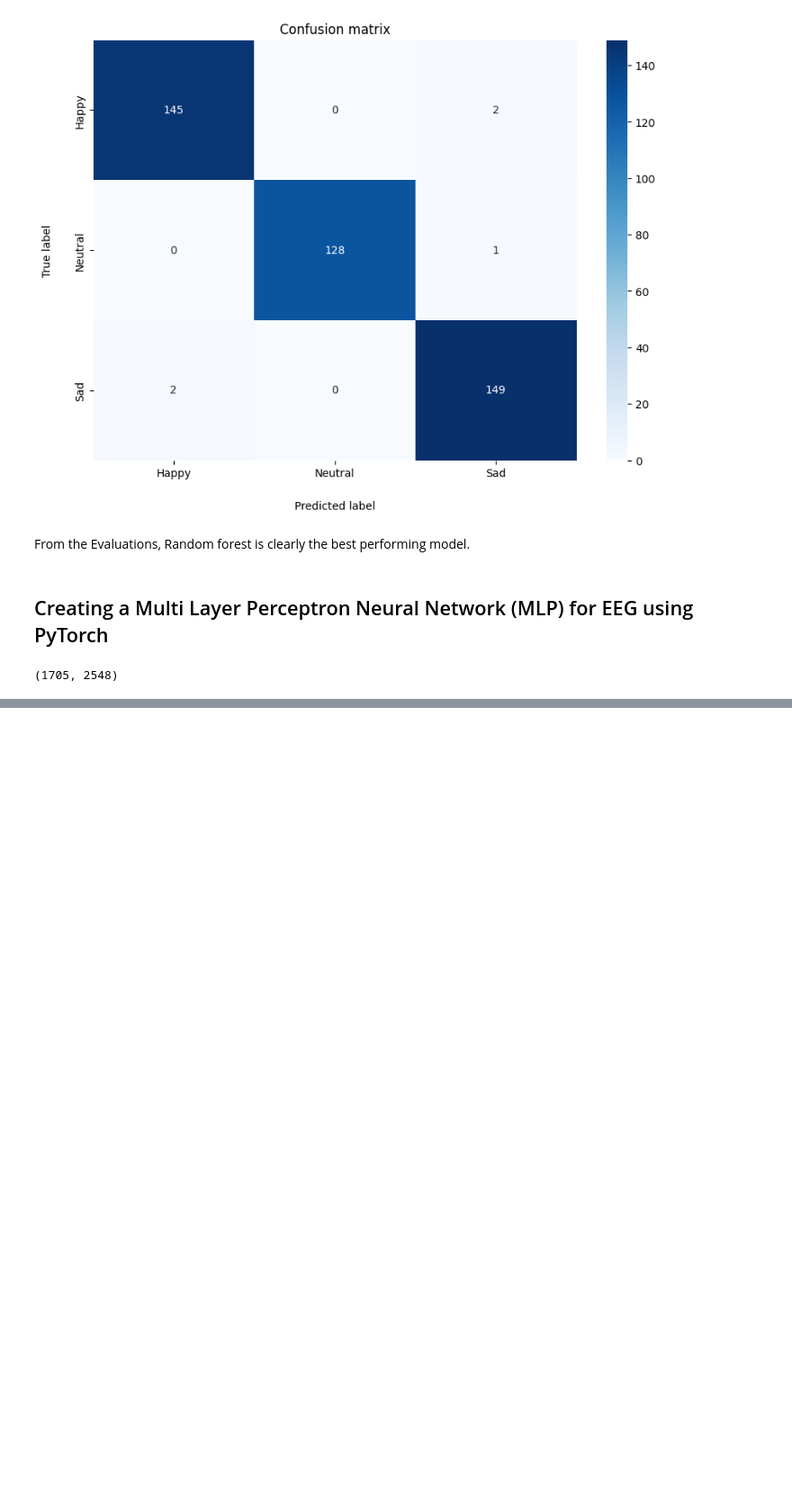
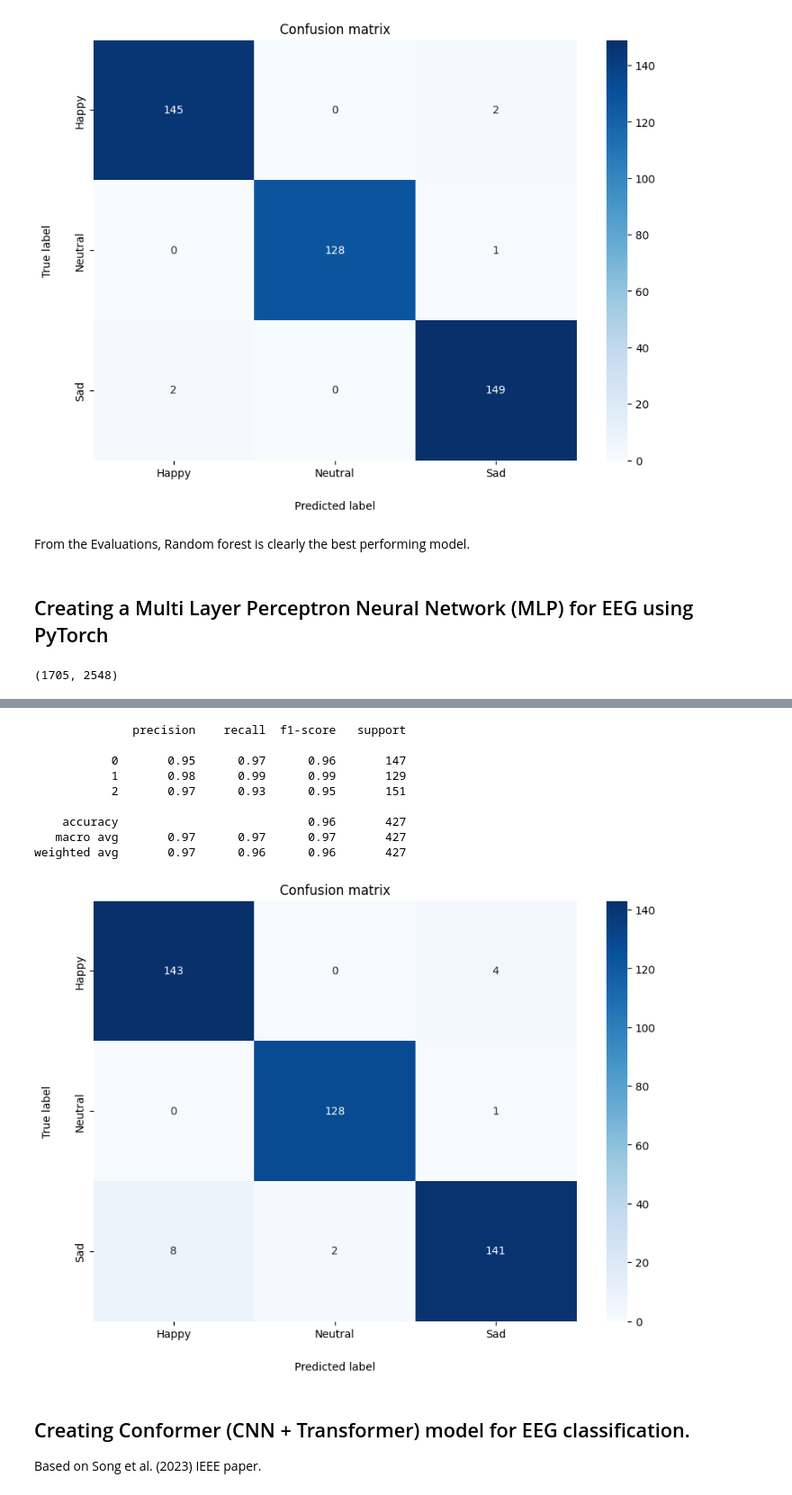
Before and after one commit to ahmed-alllam/Brain-EEG-Emotion-Classifier, a Jupyter notebook: src/EEG-emotion-classifier.ipynb, the cells around one changed output, grey strips where cells are left out. Shown at 90% size. Drawn from its saved outputs; the diff is of its cells as text; code cells hidden in the pictures; blank space fills up the shorter version.

```diff
--- a/src/EEG-emotion-classifier.ipynb
+++ b/src/EEG-emotion-classifier.ipynb
@@ -260,0 +291,22 @@ optimizer = optim.Adam(model.parameters(), lr=0.01)
+# %%
+# Evaluating the model
+y_pred = model(torch.from_numpy(X_test).float()).detach().numpy().argmax(axis=1)
+evaluate_model(y_test, y_pred)
+
+# Saving model
+torch.save(model.state_dict(), '../models/MLP.pth')
+# %% [output]
+              precision    recall  f1-score   support
+
+           0       0.95      0.97      0.96       147
+           1       0.98      0.99      0.99       129
+           2       0.97      0.93      0.95       151
+
+    accuracy                           0.96       427
+   macro avg       0.97      0.97      0.97       427
+weighted avg       0.97      0.96      0.96       427
+[figure, added]
+# %% [markdown]
+## Creating Conformer (CNN + Transformer) model for EEG classification.
+
+Based on Song et al. (2023) IEEE paper.
```
Also changed, not shown: parts of 11 cells of this notebook, 3 other files.
